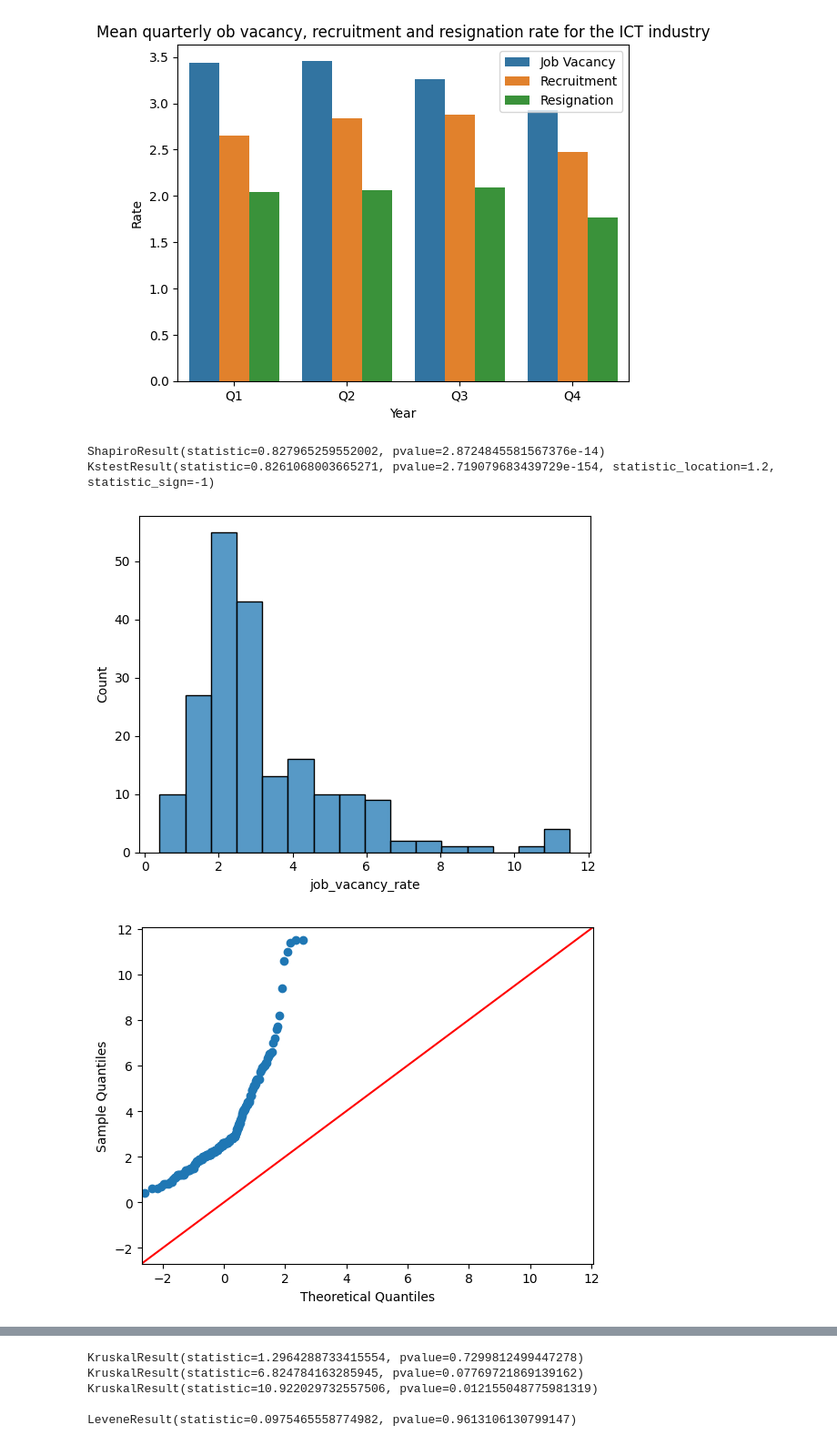
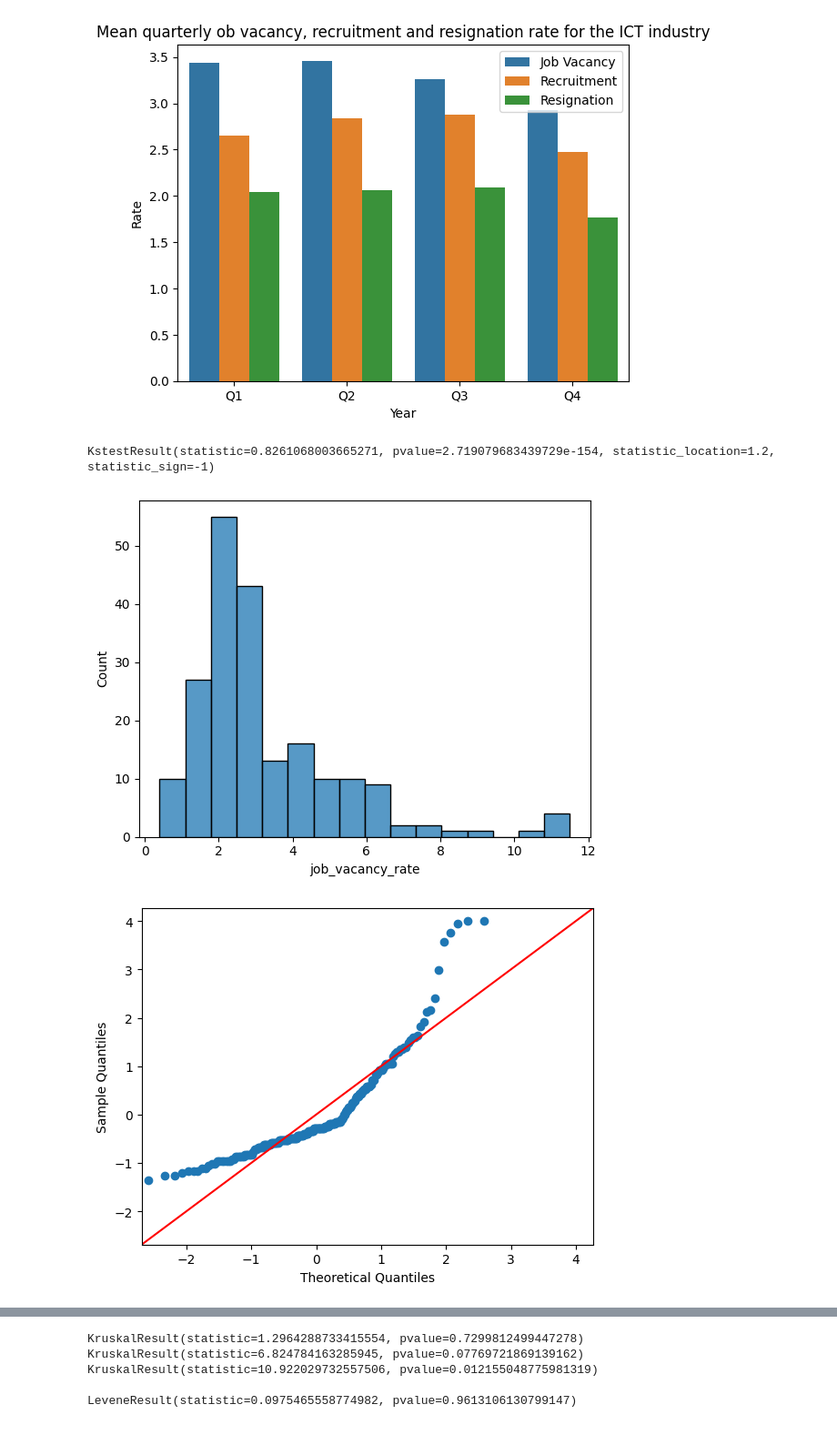
Before and after one commit to iyliahutta/Intro-to-Programming-for-DS, a Jupyter notebook: CA2/CA2.ipynb, the cells around one changed output, grey strips where cells are left out. Shown at 91% size. Cells and saved outputs as stored; diff of their text form; code cells hidden in the pictures.

```diff
--- a/CA2/CA2.ipynb
+++ b/CA2/CA2.ipynb
@@ -251,19 +259,19 @@ plt.show()
 # %%
 jobs_totals = jobs[jobs['occupation1']=='total']
 
 sns.histplot(jobs_totals, x='job_vacancy_rate')
 
-print(shapiro(jobs_totals['job_vacancy_rate']))
-print(kstest(jobs_totals['job_vacancy_rate'],'norm'))
+print(kstest(jobs_totals['job_vacancy_rate'],'norm')) # sample size more than 50
 
-fig = sm.qqplot(jobs_totals['job_vacancy_rate'],line='45')
+std_vacancy = (jobs_totals['job_vacancy_rate']-jobs_totals['job_vacancy_rate'].mean())/jobs_totals['job_vacancy_rate'].std()
+
+fig = sm.qqplot(std_vacancy,line='45')
 
 #job vacancy rate data is not normal based on Q-Q plot!!
 # %% [output]
-ShapiroResult(statistic=0.827965259552002, pvalue=2.8724845581567376e-14)
 KstestResult(statistic=0.8261068003665271, pvalue=2.719079683439729e-154, statistic_location=1.2, statistic_sign=-1)
 [figure]
-[figure, old version]
+[figure, new version]
 # %%
 jobs_totals = jobs[jobs['occupation1']=='total']
 
```
Also changed, not shown: parts of 4 cells of this notebook.
